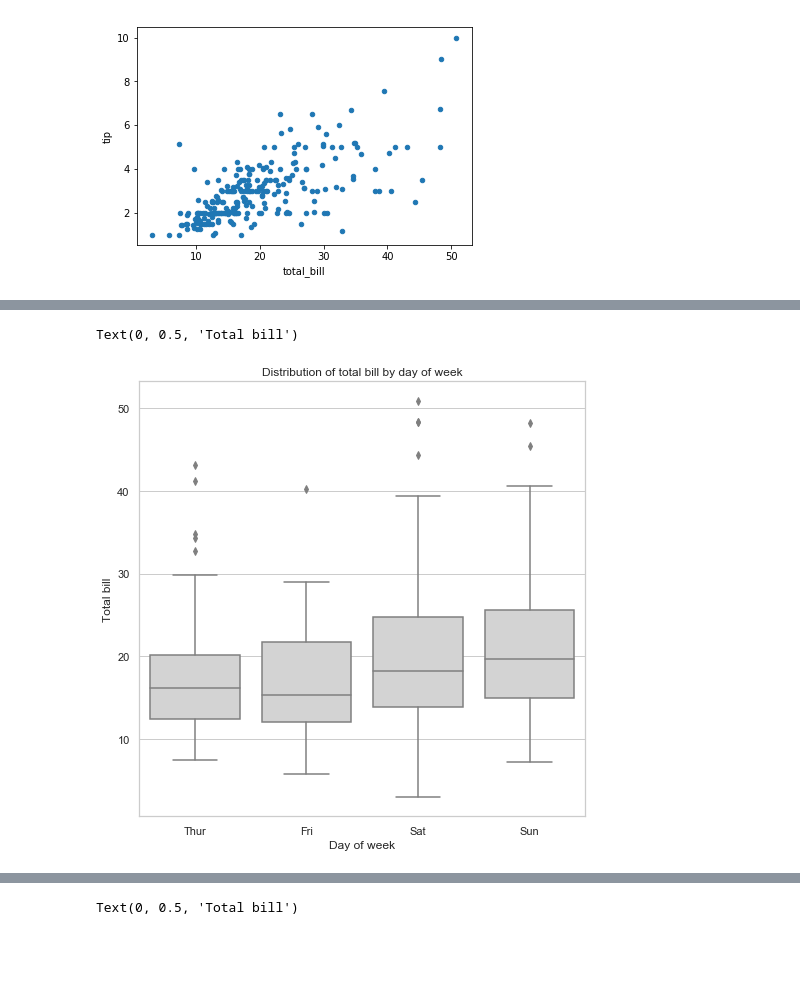
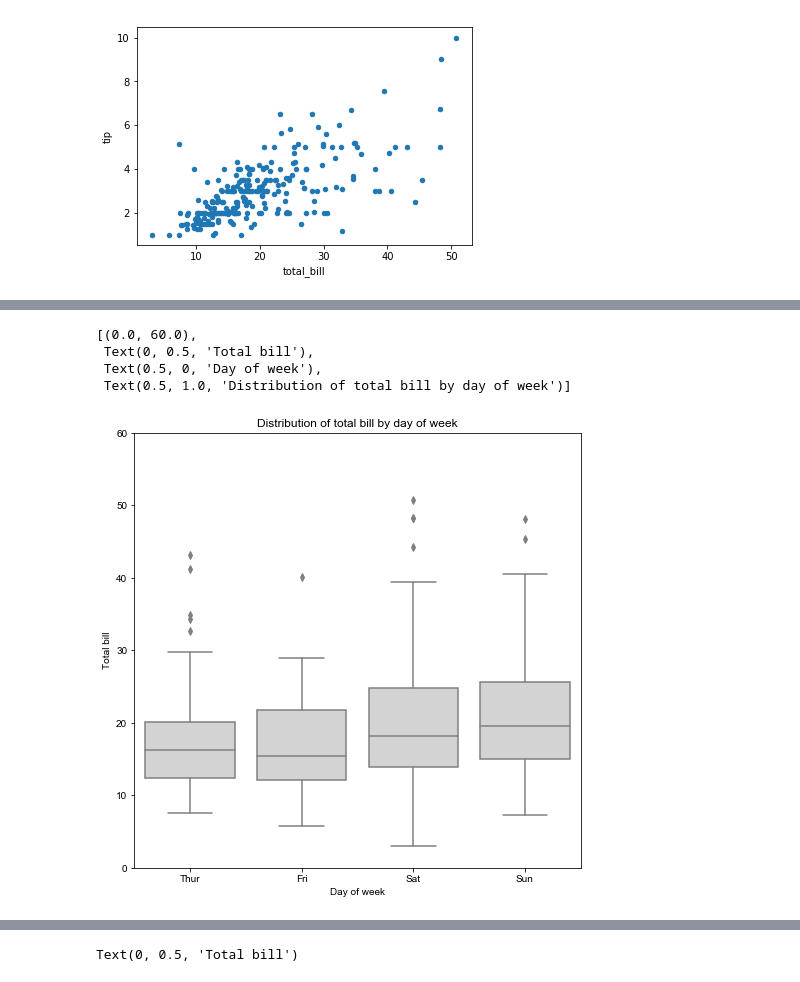
Before and after one commit to StephenElston/SDSS2019VisualizatonW_Python, a Jupyter notebook: DataVisualizationW_Python.ipynb, the cells around one changed output, grey strips where cells are left out. Saved outputs shown, nothing was run; the diff lists cells and outputs as text; code cells hidden in the pictures; blank space fills up the shorter version.

```diff
--- a/DataVisualizationW_Python.ipynb
+++ b/DataVisualizationW_Python.ipynb
@@ -198,11 +219,15 @@ The code in the cell below generally follows the recipe we have been using. The
 # %%
 fig = plt.figure(figsize=(8,8)) # define plot area
 ax = fig.gca() # define axis
 sns.set(style="whitegrid")
 sns.boxplot(x = 'day', y = "total_bill", data = tips, ax = ax, color = "lightgray")
-ax.set_title('Distribution of total bill by day of week') # Give the plot a main title
-ax.set_xlabel('Day of week') # Set text for the x axis
-ax.set_ylabel('Total bill')# Set text for y axis
+ax.set(ylim = (0.0, 60.0),
+      title = 'Distribution of total bill by day of week',
+      xlabel = 'Day of week',
+      ylabel = 'Total bill')
 # %% [output]
-Text(0, 0.5, 'Total bill')
+[(0.0, 60.0),
+ Text(0, 0.5, 'Total bill'),
+ Text(0.5, 0, 'Day of week'),
+ Text(0.5, 1.0, 'Distribution of total bill by day of week')]
-[figure, old version]
+[figure, new version]
```
Also changed, not shown: parts of 43 cells of this notebook.
